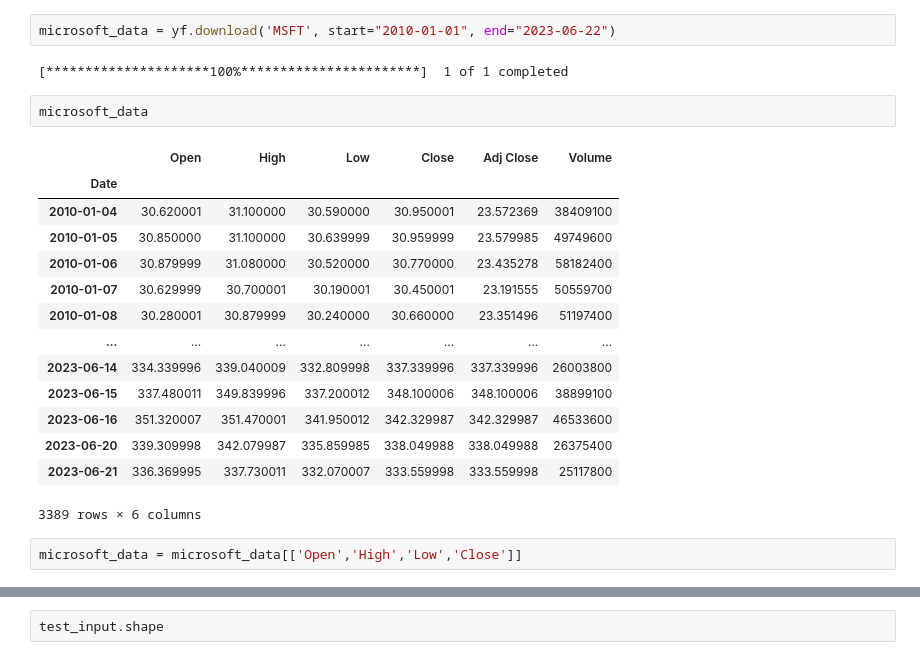
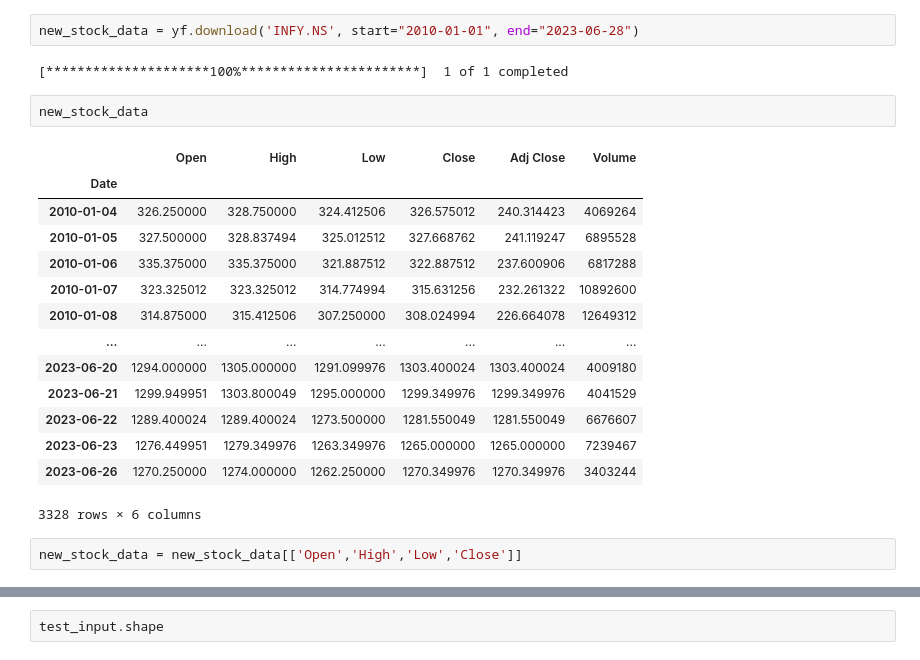
Before and after one commit to udaykirankavaturu/lstm-stock-price-predictor, a Jupyter notebook: lstm-stock-price-predictor.ipynb, the cells around one changed output, grey strips where cells are left out. Cells and saved outputs as stored; diff of their text form.

Commit message:
Kaggle Notebook | lstm-stock-price-predictor | Version 16

```diff
--- a/lstm-stock-price-predictor.ipynb
+++ b/lstm-stock-price-predictor.ipynb
@@ -422,23 +422,23 @@ array([[3898.0876, 4544.199 , 3297.7073, 4339.633 ],
 # %%
-microsoft_data = yf.download('MSFT', start="2010-01-01", end="2023-06-22")
+new_stock_data = yf.download('INFY.NS', start="2010-01-01", end="2023-06-28")
 # %% [output]
 [*********************100%***********************]  1 of 1 completed
-# %%
-microsoft_data
-# %% [output]
-|  | Open | High | Low | Close | Adj Close | Volume |
-| Date |  |  |  |  |  |  |
-| 2010-01-04 | 30.620001 | 31.100000 | 30.590000 | 30.950001 | 23.572369 | 38409100 |
-| 2010-01-05 | 30.850000 | 31.100000 | 30.639999 | 30.959999 | 23.579985 | 49749600 |
-| 2010-01-06 | 30.879999 | 31.080000 | 30.520000 | 30.770000 | 23.435278 | 58182400 |
-| 2010-01-07 | 30.629999 | 30.700001 | 30.190001 | 30.450001 | 23.191555 | 50559700 |
-| 2010-01-08 | 30.280001 | 30.879999 | 30.240000 | 30.660000 | 23.351496 | 51197400 |
-| ... | ... | ... | ... | ... | ... | ... |
-| 2023-06-14 | 334.339996 | 339.040009 | 332.809998 | 337.339996 | 337.339996 | 26003800 |
-| 2023-06-15 | 337.480011 | 349.839996 | 337.200012 | 348.100006 | 348.100006 | 38899100 |
-| 2023-06-16 | 351.320007 | 351.470001 | 341.950012 | 342.329987 | 342.329987 | 46533600 |
-| 2023-06-20 | 339.309998 | 342.079987 | 335.859985 | 338.049988 | 338.049988 | 26375400 |
-| 2023-06-21 | 336.369995 | 337.730011 | 332.070007 | 333.559998 | 333.559998 | 25117800 |
-3389 rows × 6 columns
+# %%
+new_stock_data
+# %% [output]
+|  | Open | High | Low | Close | Adj Close | Volume |
+| Date |  |  |  |  |  |  |
+| 2010-01-04 | 326.250000 | 328.750000 | 324.412506 | 326.575012 | 240.314423 | 4069264 |
+| 2010-01-05 | 327.500000 | 328.837494 | 325.012512 | 327.668762 | 241.119247 | 6895528 |
+| 2010-01-06 | 335.375000 | 335.375000 | 321.887512 | 322.887512 | 237.600906 | 6817288 |
+| 2010-01-07 | 323.325012 | 323.325012 | 314.774994 | 315.631256 | 232.261322 | 10892600 |
+| 2010-01-08 | 314.875000 | 315.412506 | 307.250000 | 308.024994 | 226.664078 | 12649312 |
+| ... | ... | ... | ... | ... | ... | ... |
+| 2023-06-20 | 1294.000000 | 1305.000000 | 1291.099976 | 1303.400024 | 1303.400024 | 4009180 |
+| 2023-06-21 | 1299.949951 | 1303.800049 | 1295.000000 | 1299.349976 | 1299.349976 | 4041529 |
+| 2023-06-22 | 1289.400024 | 1289.400024 | 1273.500000 | 1281.550049 | 1281.550049 | 6676607 |
+| 2023-06-23 | 1276.449951 | 1279.349976 | 1263.349976 | 1265.000000 | 1265.000000 | 7239467 |
+| 2023-06-26 | 1270.250000 | 1274.000000 | 1262.250000 | 1270.349976 | 1270.349976 | 3403244 |
+3328 rows × 6 columns
 # %%
-microsoft_data = microsoft_data[['Open','High','Low','Close']]
+new_stock_data = new_stock_data[['Open','High','Low','Close']]
```
Also changed, not shown: parts of 18 cells of this notebook.
